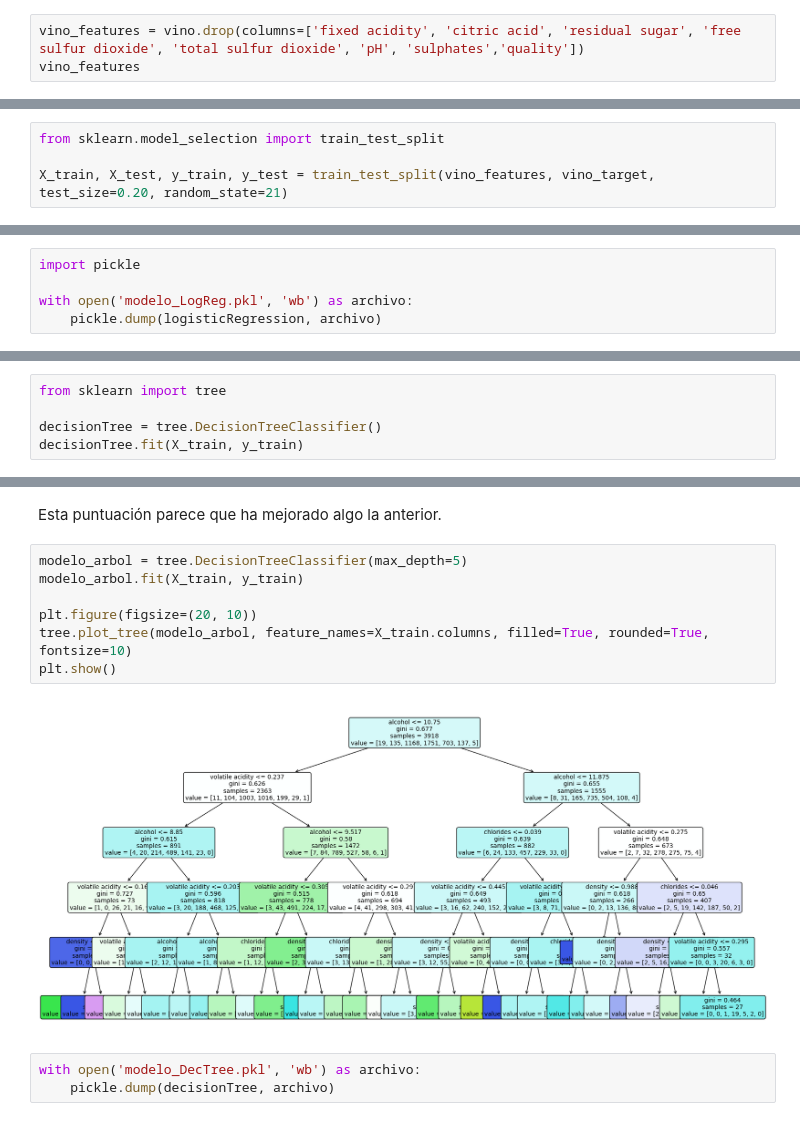
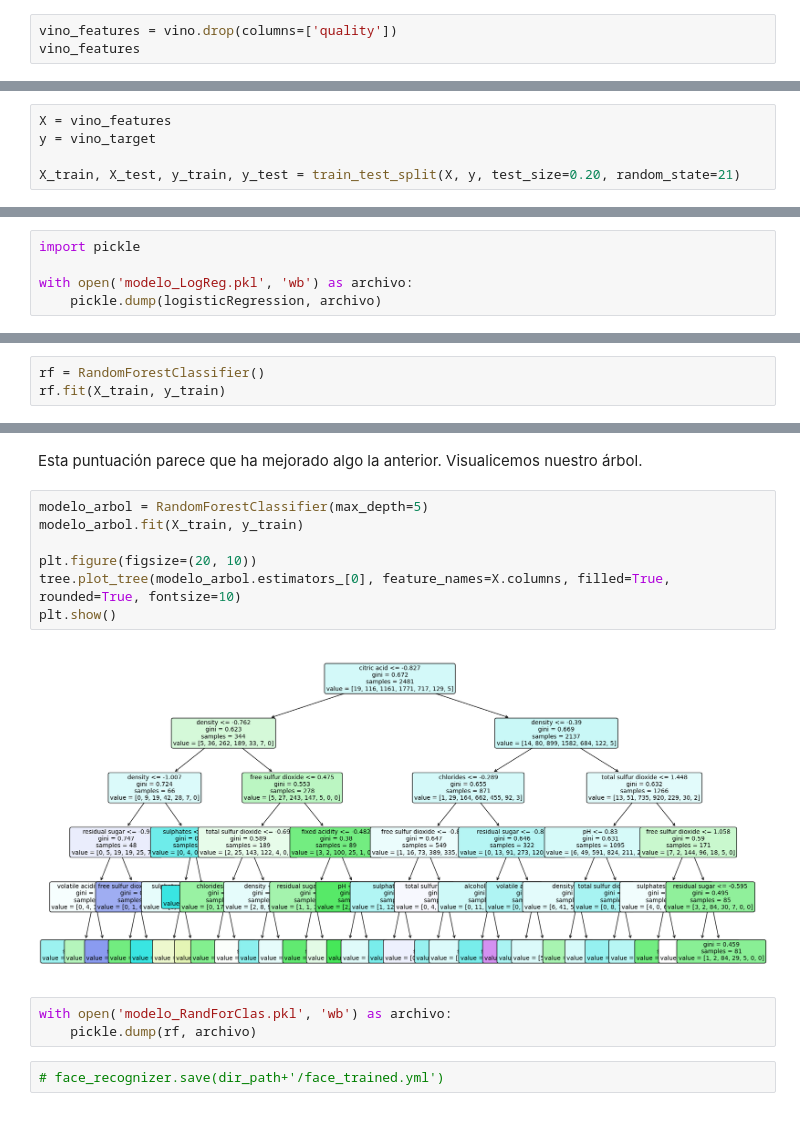
Before and after one commit to Vihelmet/Analisis_calidad_vino_blanco_ML, a Jupyter notebook: notebooks/03_Entrenamiento_modelo.ipynb, the cells around one changed output, grey strips where cells are left out. Cells and saved outputs as stored; diff of their text form.

```diff
--- a/notebooks/03_Entrenamiento_modelo.ipynb
+++ b/notebooks/03_Entrenamiento_modelo.ipynb
@@ -23,6 +29,6 @@ vino
 | 4897 | 6.0 | 0.21 | 0.38 | 0.8 | 0.020 | 22.0 | ... |
 4898 rows × 12 columns
 # %%
-vino_features = vino.drop(columns=['fixed acidity', 'citric acid', 'residual sugar', 'free sulfur dioxide', 'total sulfur dioxide', 'pH', 'sulphates','quality'])
+vino_features = vino.drop(columns=['quality'])
 vino_features
 # %% [output]
@@ -42,7 +48,8 @@ vino_features
 # %%
 vino_target = vino['quality']
 # %%
-from sklearn.model_selection import train_test_split
+X = vino_features
+y = vino_target
 
-X_train, X_test, y_train, y_test = train_test_split(vino_features, vino_target, test_size=0.20, random_state=21)
+X_train, X_test, y_train, y_test = train_test_split(X, y, test_size=0.20, random_state=21)
 # %%
@@ -100,5 +94,0 @@ El de la clase 7. Veamos otros modelos.
-# %%
-from sklearn import tree
-
-decisionTree = tree.DecisionTreeClassifier()
-decisionTree.fit(X_train, y_train)
@@ -110,0 +97,3 @@ decisionTree.score(X_test, y_test)
+# %%
+rf = RandomForestClassifier()
+rf.fit(X_train, y_train)
@@ -111,14 +118,16 @@ decisionTree.score(X_test, y_test)
 # %% [markdown]
-Esta puntuación parece que ha mejorado algo la anterior.
+Esta puntuación parece que ha mejorado algo la anterior. Visualicemos nuestro árbol.
 # %%
-modelo_arbol = tree.DecisionTreeClassifier(max_depth=5)
+modelo_arbol = RandomForestClassifier(max_depth=5)
 modelo_arbol.fit(X_train, y_train)
 
 plt.figure(figsize=(20, 10))
-tree.plot_tree(modelo_arbol, feature_names=X_train.columns, filled=True, rounded=True, fontsize=10)
+tree.plot_tree(modelo_arbol.estimators_[0], feature_names=X.columns, filled=True, rounded=True, fontsize=10)
 plt.show()
 # %% [output]
-[figure, old version]
+[figure, new version]
 # %%
-with open('modelo_DecTree.pkl', 'wb') as archivo:
-    pickle.dump(decisionTree, archivo)
+with open('modelo_RandForClas.pkl', 'wb') as archivo:
+    pickle.dump(rf, archivo)
+# %%
+# face_recognizer.save(dir_path+'/face_trained.yml')
```
Also changed, not shown: parts of 16 cells of this notebook, 10 other files.
